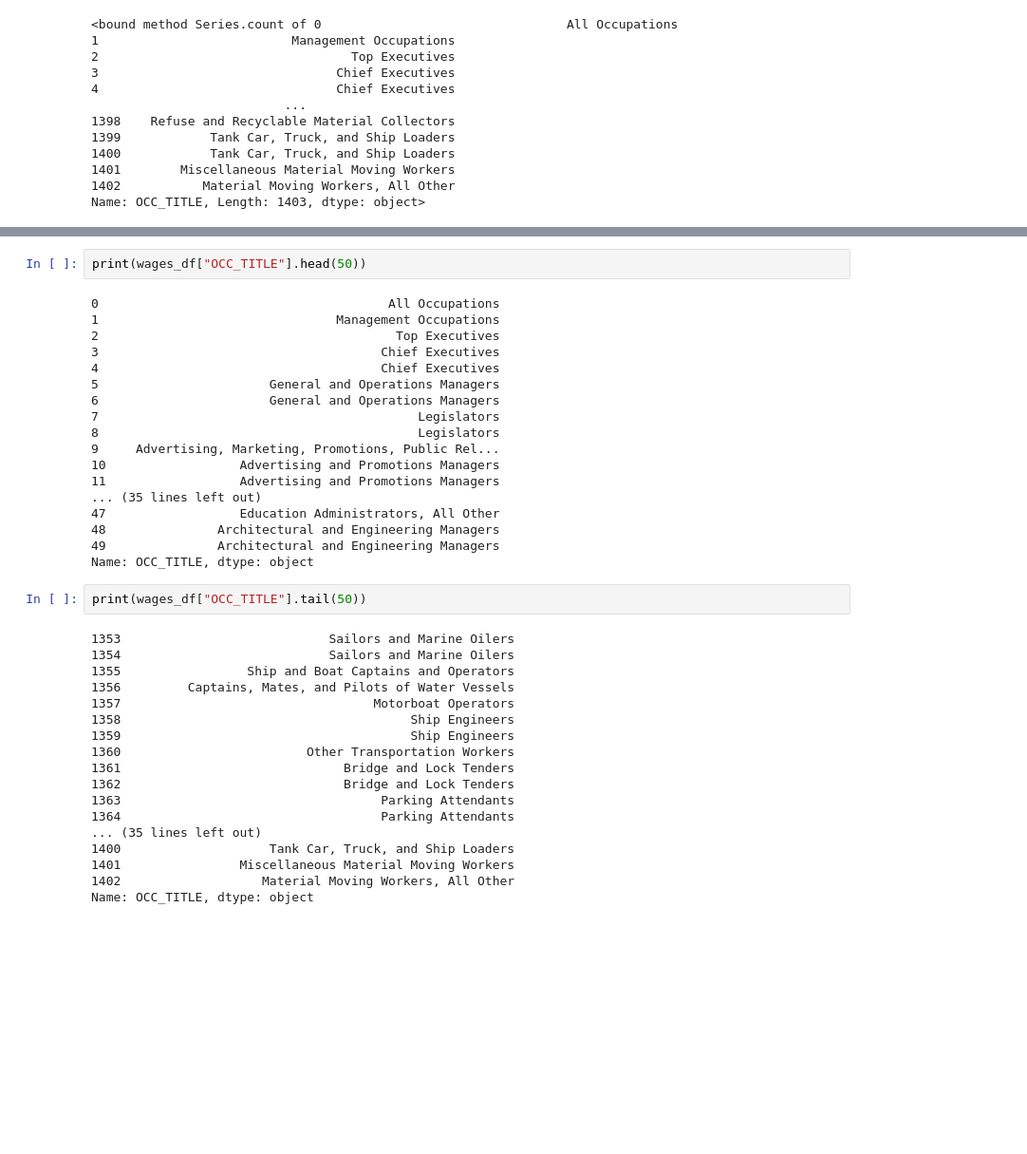
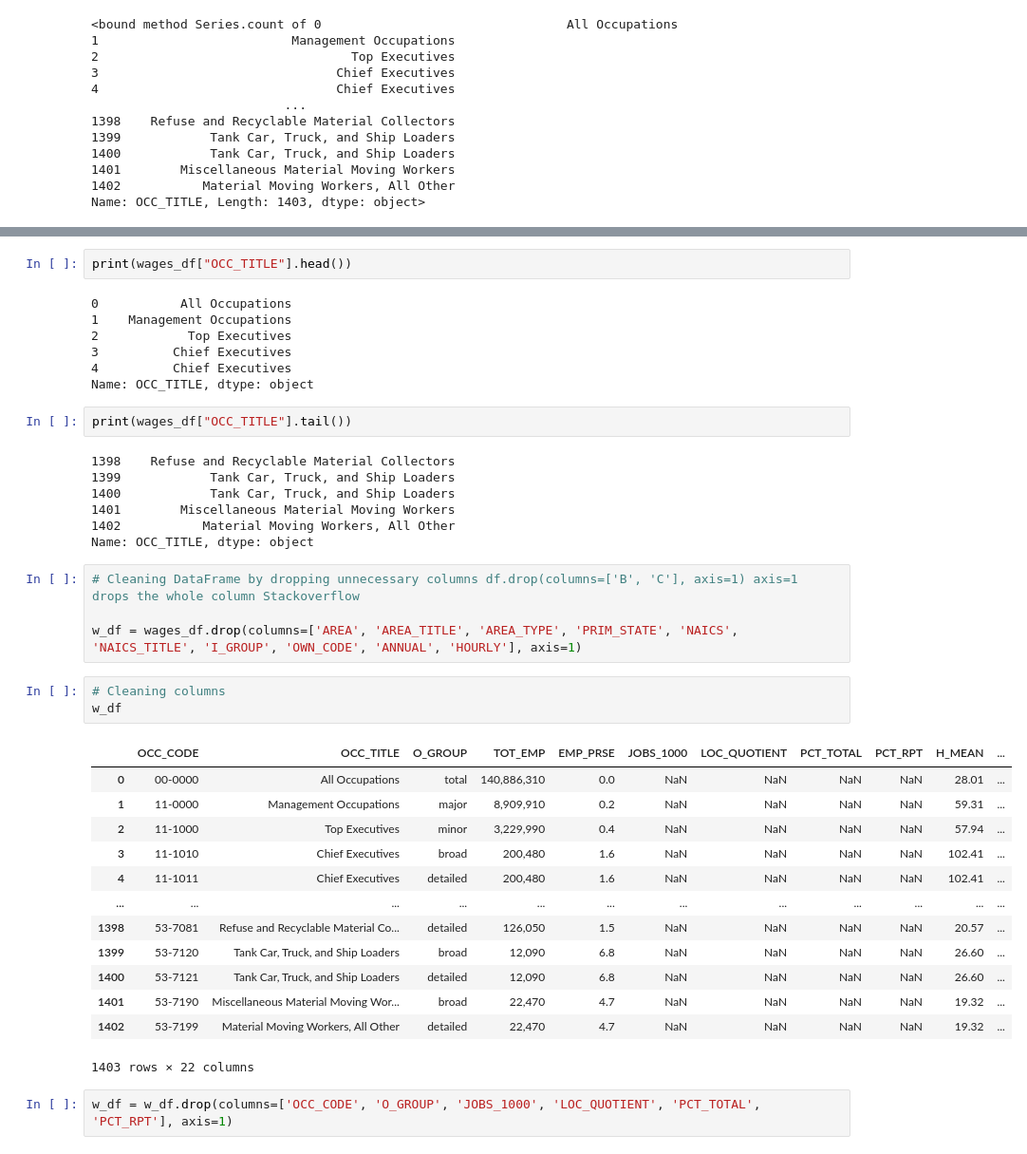
Before and after one commit to AJMnd/Data_Science_Salary, a Jupyter notebook: wages.ipynb, the cells around one changed output, grey strips where cells are left out. Shown at 95% size. Cells and saved outputs as stored; diff of their text form; blank space fills up the shorter version.

Commit message:
Cleaning wages

```diff
--- a/wages.ipynb
+++ b/wages.ipynb
@@ -72,40 +56,41 @@ array(['23,980', '47,860', '41,260', '60,300', '43,260', '17,850',
 # %%
-print(wages_df["OCC_TITLE"].head(50))
+print(wages_df["OCC_TITLE"].head())
 # %% [output]
-0                                       All Occupations
-1                                Management Occupations
-2                                        Top Executives
-3                                      Chief Executives
-4                                      Chief Executives
-5                       General and Operations Managers
-6                       General and Operations Managers
-7                                           Legislators
-8                                           Legislators
-9     Advertising, Marketing, Promotions, Public Rel...
-10                  Advertising and Promotions Managers
-11                  Advertising and Promotions Managers
-... (35 lines left out)
-47                  Education Administrators, All Other
-48               Architectural and Engineering Managers
-49               Architectural and Engineering Managers
+0           All Occupations
+1    Management Occupations
+2            Top Executives
+3          Chief Executives
+4          Chief Executives
 Name: OCC_TITLE, dtype: object
 # %%
-print(wages_df["OCC_TITLE"].tail(50))
+print(wages_df["OCC_TITLE"].tail())
 # %% [output]
-1353                            Sailors and Marine Oilers
-1354                            Sailors and Marine Oilers
-1355                 Ship and Boat Captains and Operators
-1356         Captains, Mates, and Pilots of Water Vessels
-1357                                  Motorboat Operators
-1358                                       Ship Engineers
-1359                                       Ship Engineers
-1360                         Other Transportation Workers
-1361                              Bridge and Lock Tenders
-1362                              Bridge and Lock Tenders
-1363                                   Parking Attendants
-1364                                   Parking Attendants
-... (35 lines left out)
-1400                    Tank Car, Truck, and Ship Loaders
-1401                Miscellaneous Material Moving Workers
-1402                   Material Moving Workers, All Other
+1398    Refuse and Recyclable Material Collectors
+1399            Tank Car, Truck, and Ship Loaders
+1400            Tank Car, Truck, and Ship Loaders
+1401        Miscellaneous Material Moving Workers
+1402           Material Moving Workers, All Other
 Name: OCC_TITLE, dtype: object
+# %%
+# Cleaning DataFrame by dropping unnecessary columns df.drop(columns=['B', 'C'], axis=1) axis=1 drops the whole column Stackoverflow
+
+w_df = wages_df.drop(columns=['AREA', 'AREA_TITLE', 'AREA_TYPE', 'PRIM_STATE', 'NAICS', 'NAICS_TITLE', 'I_GROUP', 'OWN_CODE', 'ANNUAL', 'HOURLY'], axis=1)
+# %%
+# Cleaning columns
+w_df
+# %% [output]
+|  | OCC_CODE | OCC_TITLE | O_GROUP | TOT_EMP | EMP_PRSE | JOBS_1000 | LOC_QUOTIENT | PCT_TOTAL | PCT_RPT | H_MEAN | ... |
+| 0 | 00-0000 | All Occupations | total | 140,886,310 | 0.0 | NaN | NaN | NaN | NaN | 28.01 | ... |
+| 1 | 11-0000 | Management Occupations | major | 8,909,910 | 0.2 | NaN | NaN | NaN | NaN | 59.31 | ... |
+| 2 | 11-1000 | Top Executives | minor | 3,229,990 | 0.4 | NaN | NaN | NaN | NaN | 57.94 | ... |
+| 3 | 11-1010 | Chief Executives | broad | 200,480 | 1.6 | NaN | NaN | NaN | NaN | 102.41 | ... |
+| 4 | 11-1011 | Chief Executives | detailed | 200,480 | 1.6 | NaN | NaN | NaN | NaN | 102.41 | ... |
+| ... | ... | ... | ... | ... | ... | ... | ... | ... | ... | ... | ... |
+| 1398 | 53-7081 | Refuse and Recyclable Material Co... | detailed | 126,050 | 1.5 | NaN | NaN | NaN | NaN | 20.57 | ... |
+| 1399 | 53-7120 | Tank Car, Truck, and Ship Loaders | broad | 12,090 | 6.8 | NaN | NaN | NaN | NaN | 26.60 | ... |
+| 1400 | 53-7121 | Tank Car, Truck, and Ship Loaders | detailed | 12,090 | 6.8 | NaN | NaN | NaN | NaN | 26.60 | ... |
+| 1401 | 53-7190 | Miscellaneous Material Moving Wor... | broad | 22,470 | 4.7 | NaN | NaN | NaN | NaN | 19.32 | ... |
+| 1402 | 53-7199 | Material Moving Workers, All Other | detailed | 22,470 | 4.7 | NaN | NaN | NaN | NaN | 19.32 | ... |
+1403 rows × 22 columns
+# %%
+w_df = w_df.drop(columns=['OCC_CODE', 'O_GROUP', 'JOBS_1000', 'LOC_QUOTIENT', 'PCT_TOTAL', 'PCT_RPT'], axis=1)
```
Also changed, not shown: parts of 4 cells of this notebook.
